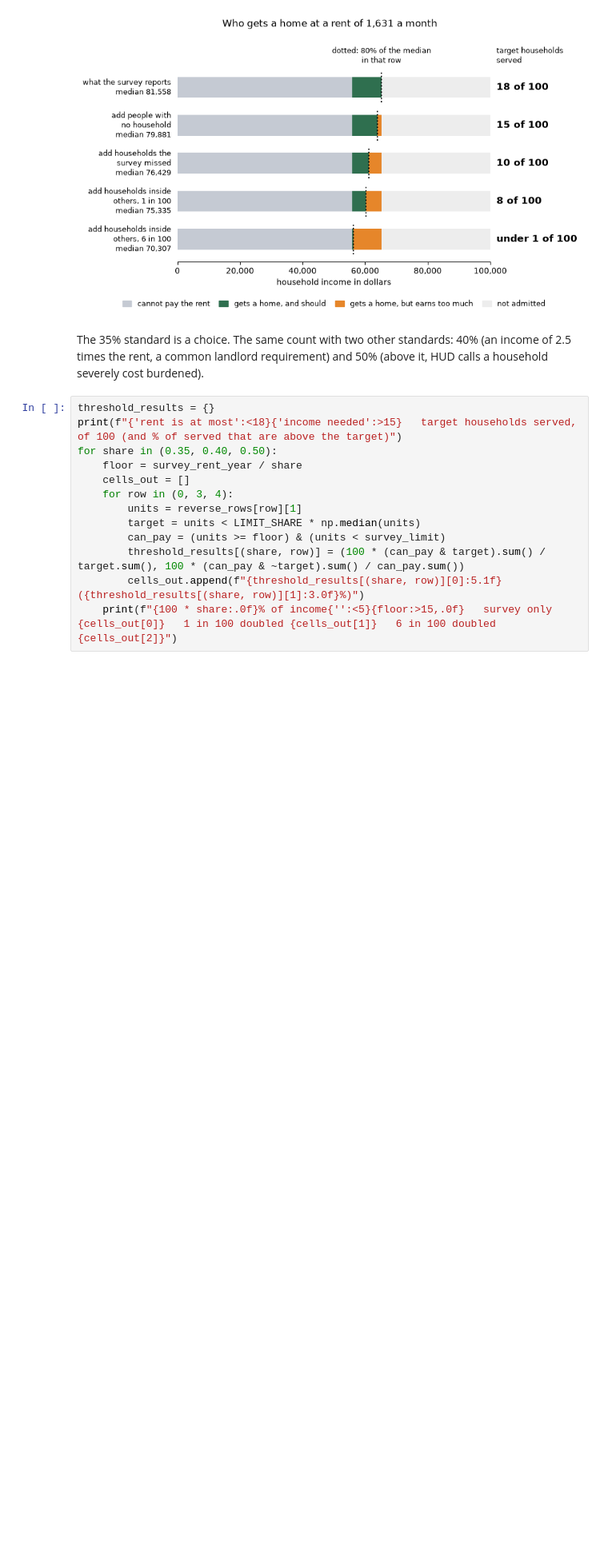
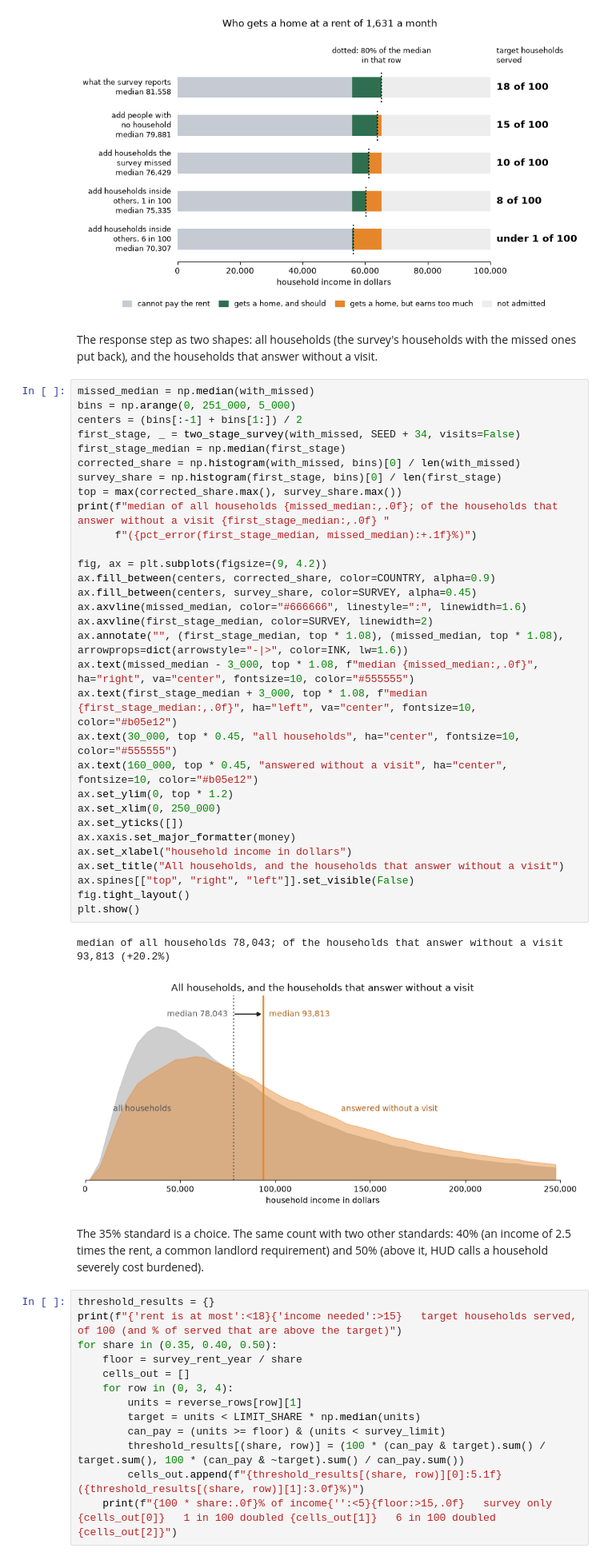
Before and after one commit to Alestainer/statistics-intuitions, a Jupyter notebook: notebooks/06-who-answers-the-income-survey.ipynb, the cells around one changed output. Shown at 80% size. Saved outputs shown, nothing was run; the diff lists cells and outputs as text; blank space fills up the shorter version.

```diff
--- a/notebooks/06-who-answers-the-income-survey.ipynb
+++ b/notebooks/06-who-answers-the-income-survey.ipynb
@@ -1378,6 +1378,43 @@ add households the survey missed         median  76,429   survey too high by  +6
 add households inside others, 1 in 100   median  75,335   survey too high by  +8.3%   target served   8.4 of 100   above the limit  52% of served   target group 39.6%
 add households inside others, 6 in 100   median  70,307   survey too high by +16.0%   target served   0.6 of 100   above the limit  96% of served   target group 39.9%
 [figure]
+# %% [markdown]
+The response step as two shapes: all households (the survey's households with the missed ones put back), and the
+households that answer without a visit.
+# %%
+missed_median = np.median(with_missed)
+bins = np.arange(0, 251_000, 5_000)
+centers = (bins[:-1] + bins[1:]) / 2
+first_stage, _ = two_stage_survey(with_missed, SEED + 34, visits=False)
+first_stage_median = np.median(first_stage)
+corrected_share = np.histogram(with_missed, bins)[0] / len(with_missed)
+survey_share = np.histogram(first_stage, bins)[0] / len(first_stage)
+top = max(corrected_share.max(), survey_share.max())
+print(f"median of all households {missed_median:,.0f}; of the households that answer without a visit {first_stage_median:,.0f} "
+      f"({pct_error(first_stage_median, missed_median):+.1f}%)")
+
+fig, ax = plt.subplots(figsize=(9, 4.2))
+ax.fill_between(centers, corrected_share, color=COUNTRY, alpha=0.9)
+ax.fill_between(centers, survey_share, color=SURVEY, alpha=0.45)
+ax.axvline(missed_median, color="#666666", linestyle=":", linewidth=1.6)
+ax.axvline(first_stage_median, color=SURVEY, linewidth=2)
+ax.annotate("", (first_stage_median, top * 1.08), (missed_median, top * 1.08), arrowprops=dict(arrowstyle="-|>", color=INK, lw=1.6))
+ax.text(missed_median - 3_000, top * 1.08, f"median {missed_median:,.0f}", ha="right", va="center", fontsize=10, color="#555555")
+ax.text(first_stage_median + 3_000, top * 1.08, f"median {first_stage_median:,.0f}", ha="left", va="center", fontsize=10, color="#b05e12")
+ax.text(30_000, top * 0.45, "all households", ha="center", fontsize=10, color="#555555")
+ax.text(160_000, top * 0.45, "answered without a visit", ha="center", fontsize=10, color="#b05e12")
+ax.set_ylim(0, top * 1.2)
+ax.set_xlim(0, 250_000)
+ax.set_yticks([])
+ax.xaxis.set_major_formatter(money)
+ax.set_xlabel("household income in dollars")
+ax.set_title("All households, and the households that answer without a visit")
+ax.spines[["top", "right", "left"]].set_visible(False)
+fig.tight_layout()
+plt.show()
+# %% [output]
+median of all households 78,043; of the households that answer without a visit 93,813 (+20.2%)
+[figure, added]
 # %% [markdown]
 The 35% standard is a choice. The same count with two other standards: 40% (an income of 2.5 times the rent, a common
 landlord requirement) and 50% (above it, HUD calls a household severely cost burdened).
```
Also changed, not shown: parts of 1 cell of this notebook.
